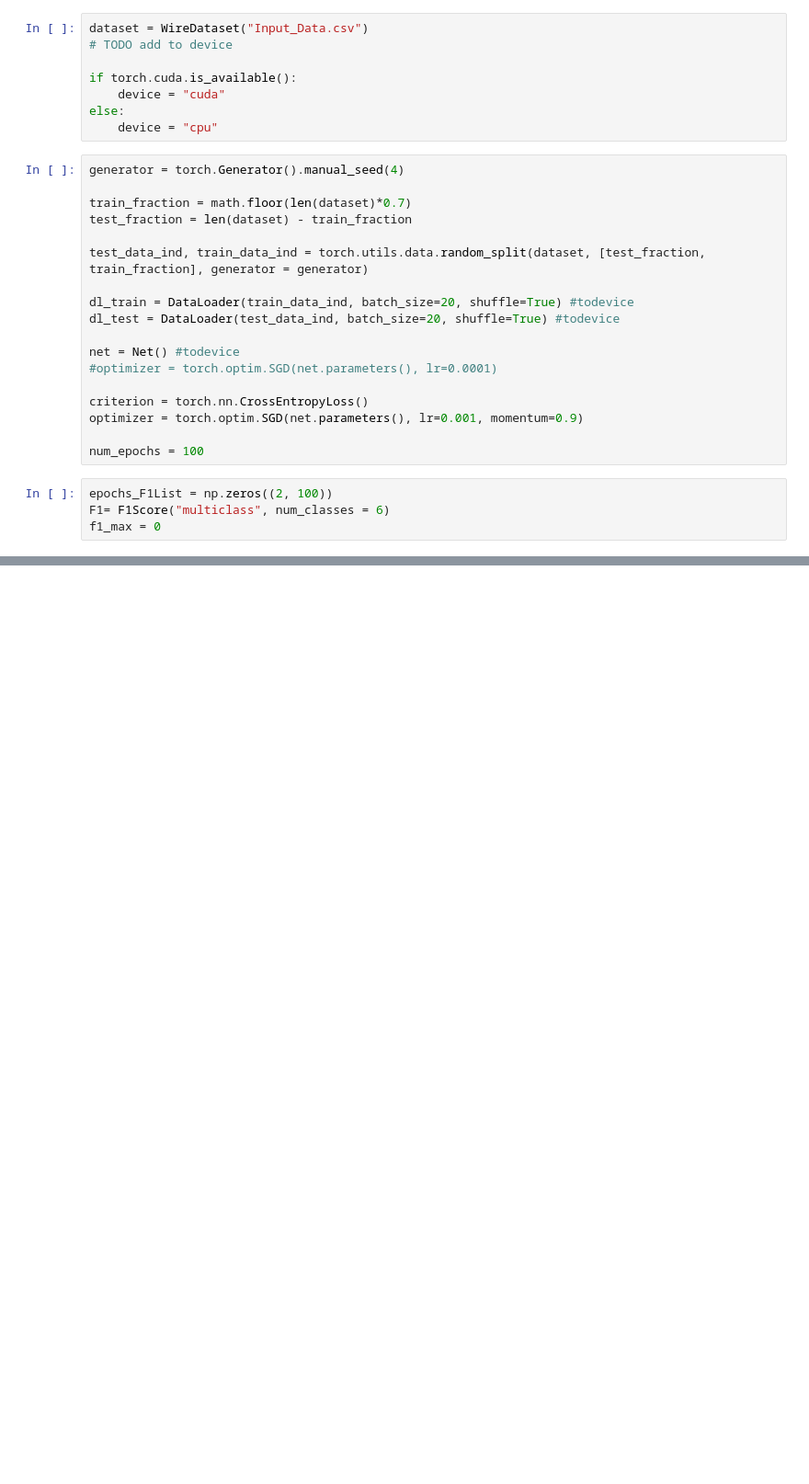
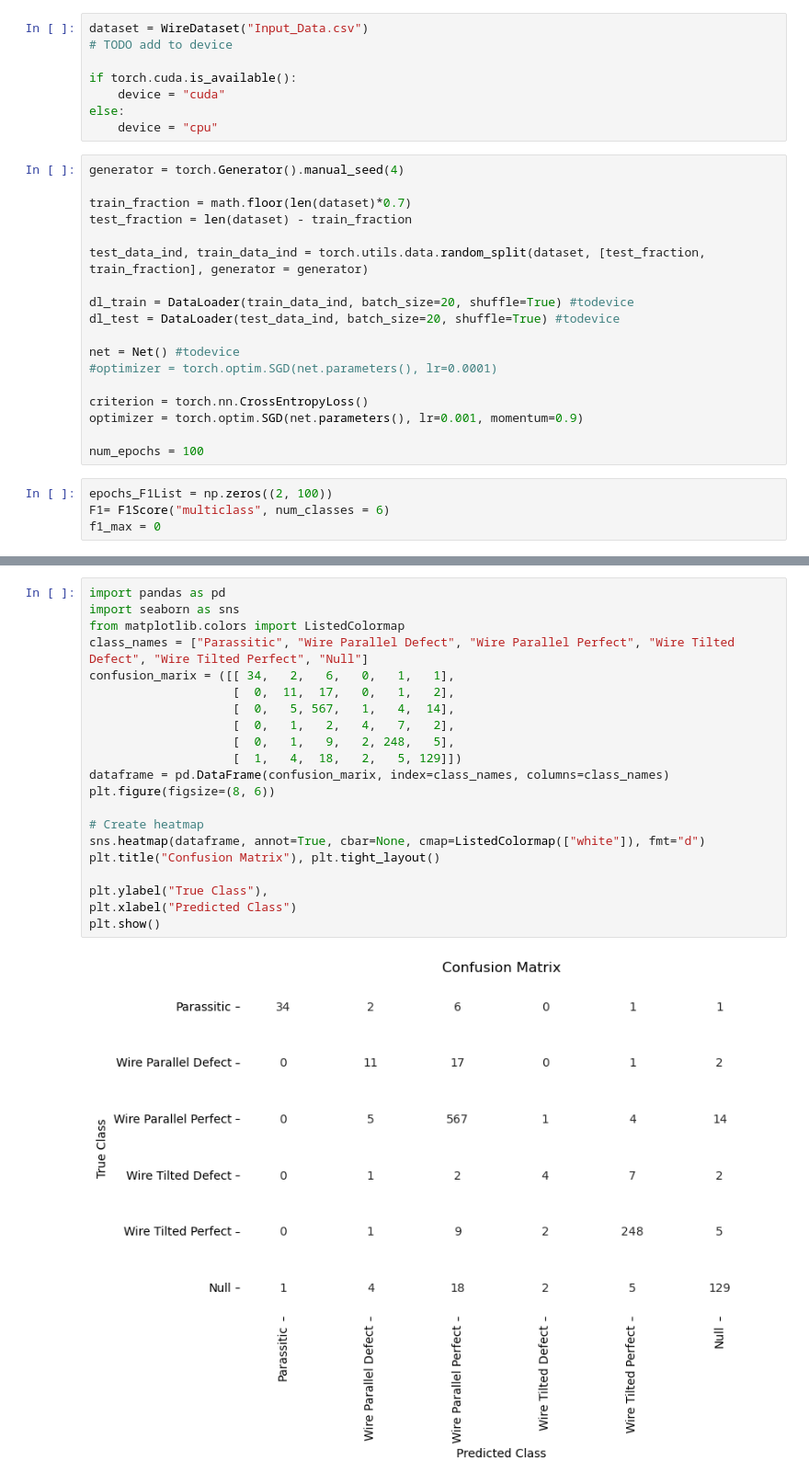
Before and after one commit to Enrico-Brugn/Image_Classifier, a Jupyter notebook: ML_load_run.ipynb, the cells around one changed output, grey strips where cells are left out. Shown at 92% size. Saved outputs shown, nothing was run; the diff lists cells and outputs as text; blank space fills up the shorter version.

```diff
--- a/ML_load_run.ipynb
+++ b/ML_load_run.ipynb
@@ -330,0 +319,23 @@ OpenBLAS Warning : Detect OpenMP Loop and this application may hang. Please rebu
+# %%
+import pandas as pd
+import seaborn as sns
+from matplotlib.colors import ListedColormap
+class_names = ["Parassitic", "Wire Parallel Defect", "Wire Parallel Perfect", "Wire Tilted Defect", "Wire Tilted Perfect", "Null"]
+confusion_marix = ([[ 34,   2,   6,   0,   1,   1],
+                    [  0,  11,  17,   0,   1,   2],
+                    [  0,   5, 567,   1,   4,  14],
+                    [  0,   1,   2,   4,   7,   2],
+                    [  0,   1,   9,   2, 248,   5],
+                    [  1,   4,  18,   2,   5, 129]])
+dataframe = pd.DataFrame(confusion_marix, index=class_names, columns=class_names)
+plt.figure(figsize=(8, 6))
+
+# Create heatmap
+sns.heatmap(dataframe, annot=True, cbar=None, cmap=ListedColormap(["white"]), fmt="d")
+plt.title("Confusion Matrix"), plt.tight_layout()
+
+plt.ylabel("True Class"),
+plt.xlabel("Predicted Class")
+plt.show()
+# %% [output]
+[figure, added]
```
Also changed, not shown: parts of 3 cells of this notebook, 3 other files.
